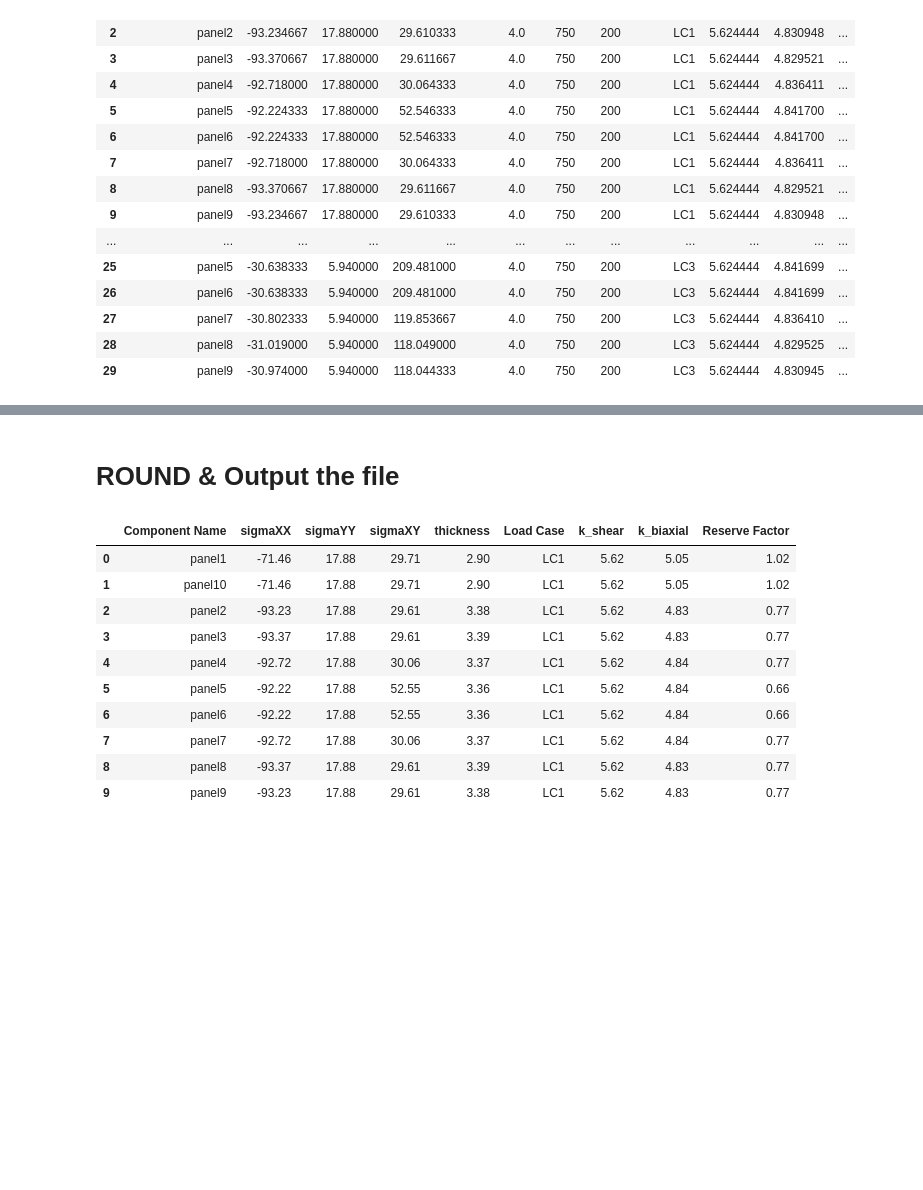
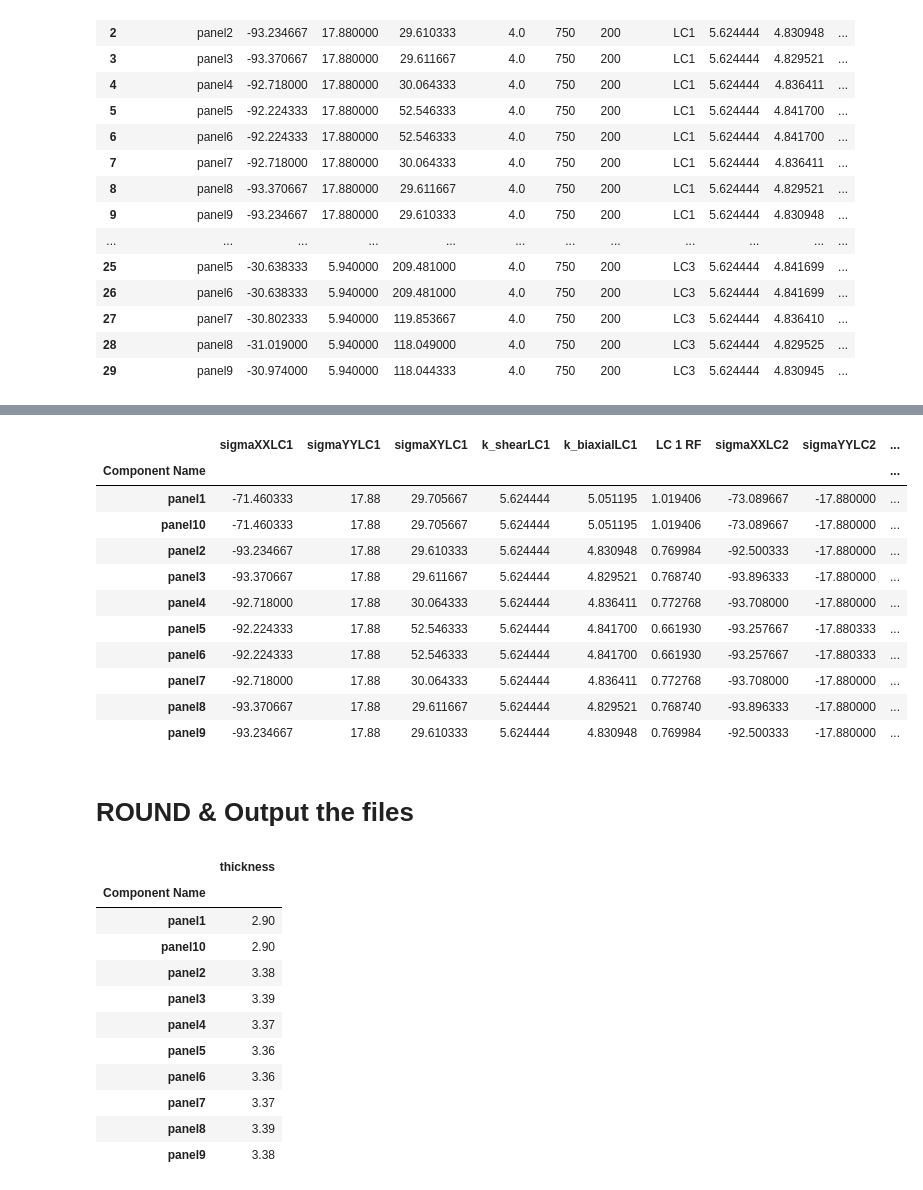
Before and after one commit to fabianober/tum-ase-project-2025-1_2, a Jupyter notebook: prototyping_notebooks/task_1e.ipynb, the cells around one changed output, grey strips where cells are left out. Saved outputs shown, nothing was run; the diff lists cells and outputs as text; code cells hidden in the pictures; blank space fills up the shorter version.

```diff
--- a/prototyping_notebooks/task_1e.ipynb
+++ b/prototyping_notebooks/task_1e.ipynb
@@ -246,0 +249,6 @@ updateParametersDf
+# %%
+#Drop irrelevant columns
+panelLC1 = panelLC1.drop(['length','thickness', 'width', 'Load Case'], axis=1)
+panelLC2 = panelLC2.drop(['length','thickness', 'width',  'Load Case'], axis=1)
+panelLC3 = panelLC3.drop(['length','thickness', 'width',  'Load Case'], axis=1)
+panelLC1.head(3)
@@ -246,0 +261,6 @@ updateParametersDf
+# %%
+# Rename columns to be unambigous
+panelLC1 = panelLC1.rename(columns={"Reserve Factor": "LC 1 RF", 'sigmaXX':'sigmaXXLC1', 'sigmaYY':'sigmaYYLC1', 'sigmaXY':'sigmaXYLC1', 'k_shear':'k_shearLC1', 'k_biaxial':'k_biaxialLC1'})
+panelLC2 = panelLC2.rename(columns={"Reserve Factor": "LC 2 RF", 'sigmaXX':'sigmaXXLC2', 'sigmaYY':'sigmaYYLC2', 'sigmaXY':'sigmaXYLC2', 'k_shear':'k_shearLC2', 'k_biaxial':'k_biaxialLC2'})
+panelLC3 = panelLC3.rename(columns={"Reserve Factor": "LC 3 RF", 'sigmaXX':'sigmaXXLC3', 'sigmaYY':'sigmaYYLC3', 'sigmaXY':'sigmaXYLC3', 'k_shear':'k_shearLC3', 'k_biaxial':'k_biaxialLC3'})
+panelLC1
@@ -247,18 +280,38 @@ updateParametersDf
+# %%
+outputDf = pd.concat([panelLC1, panelLC2, panelLC3], axis=1)
+outputDf
+# %% [output]
+|  | sigmaXXLC1 | sigmaYYLC1 | sigmaXYLC1 | k_shearLC1 | k_biaxialLC1 | LC 1 RF | sigmaXXLC2 | sigmaYYLC2 | ... |
+| Component Name |  |  |  |  |  |  |  |  | ... |
+| panel1 | -71.460333 | 17.88 | 29.705667 | 5.624444 | 5.051195 | 1.019406 | -73.089667 | -17.880000 | ... |
+| panel10 | -71.460333 | 17.88 | 29.705667 | 5.624444 | 5.051195 | 1.019406 | -73.089667 | -17.880000 | ... |
+| panel2 | -93.234667 | 17.88 | 29.610333 | 5.624444 | 4.830948 | 0.769984 | -92.500333 | -17.880000 | ... |
+| panel3 | -93.370667 | 17.88 | 29.611667 | 5.624444 | 4.829521 | 0.768740 | -93.896333 | -17.880000 | ... |
+| panel4 | -92.718000 | 17.88 | 30.064333 | 5.624444 | 4.836411 | 0.772768 | -93.708000 | -17.880000 | ... |
+| panel5 | -92.224333 | 17.88 | 52.546333 | 5.624444 | 4.841700 | 0.661930 | -93.257667 | -17.880333 | ... |
+| panel6 | -92.224333 | 17.88 | 52.546333 | 5.624444 | 4.841700 | 0.661930 | -93.257667 | -17.880333 | ... |
+| panel7 | -92.718000 | 17.88 | 30.064333 | 5.624444 | 4.836411 | 0.772768 | -93.708000 | -17.880000 | ... |
+| panel8 | -93.370667 | 17.88 | 29.611667 | 5.624444 | 4.829521 | 0.768740 | -93.896333 | -17.880000 | ... |
+| panel9 | -93.234667 | 17.88 | 29.610333 | 5.624444 | 4.830948 | 0.769984 | -92.500333 | -17.880000 | ... |
 # %% [markdown]
-# ROUND & Output the file
+# ROUND & Output the files
 # %%
 outputDf = outputDf.round(rounding_digits)
 outputDf.to_csv(f'../data/{name}/output/processed_e.csv')
 outputDf.head(10)
+updateParametersDf = updateParametersDf.round(rounding_digits)
+updateParametersDf.to_csv(f'../data/{name}/output/update_e.csv')
+updateParametersDf.head(10)
 # %% [output]
-|  | Component Name | sigmaXX | sigmaYY | sigmaXY | thickness | Load Case | k_shear | k_biaxial | Reserve Factor |
-| 0 | panel1 | -71.46 | 17.88 | 29.71 | 2.90 | LC1 | 5.62 | 5.05 | 1.02 |
-| 1 | panel10 | -71.46 | 17.88 | 29.71 | 2.90 | LC1 | 5.62 | 5.05 | 1.02 |
-| 2 | panel2 | -93.23 | 17.88 | 29.61 | 3.38 | LC1 | 5.62 | 4.83 | 0.77 |
-| 3 | panel3 | -93.37 | 17.88 | 29.61 | 3.39 | LC1 | 5.62 | 4.83 | 0.77 |
-| 4 | panel4 | -92.72 | 17.88 | 30.06 | 3.37 | LC1 | 5.62 | 4.84 | 0.77 |
-| 5 | panel5 | -92.22 | 17.88 | 52.55 | 3.36 | LC1 | 5.62 | 4.84 | 0.66 |
-| 6 | panel6 | -92.22 | 17.88 | 52.55 | 3.36 | LC1 | 5.62 | 4.84 | 0.66 |
-| 7 | panel7 | -92.72 | 17.88 | 30.06 | 3.37 | LC1 | 5.62 | 4.84 | 0.77 |
-| 8 | panel8 | -93.37 | 17.88 | 29.61 | 3.39 | LC1 | 5.62 | 4.83 | 0.77 |
-| 9 | panel9 | -93.23 | 17.88 | 29.61 | 3.38 | LC1 | 5.62 | 4.83 | 0.77 |
+|  | thickness |
+| Component Name |  |
+| panel1 | 2.90 |
+| panel10 | 2.90 |
+| panel2 | 3.38 |
+| panel3 | 3.39 |
+| panel4 | 3.37 |
+| panel5 | 3.36 |
+| panel6 | 3.36 |
+| panel7 | 3.37 |
+| panel8 | 3.39 |
+| panel9 | 3.38 |
```
Also changed, not shown: parts of 9 cells of this notebook, 2 other files.
